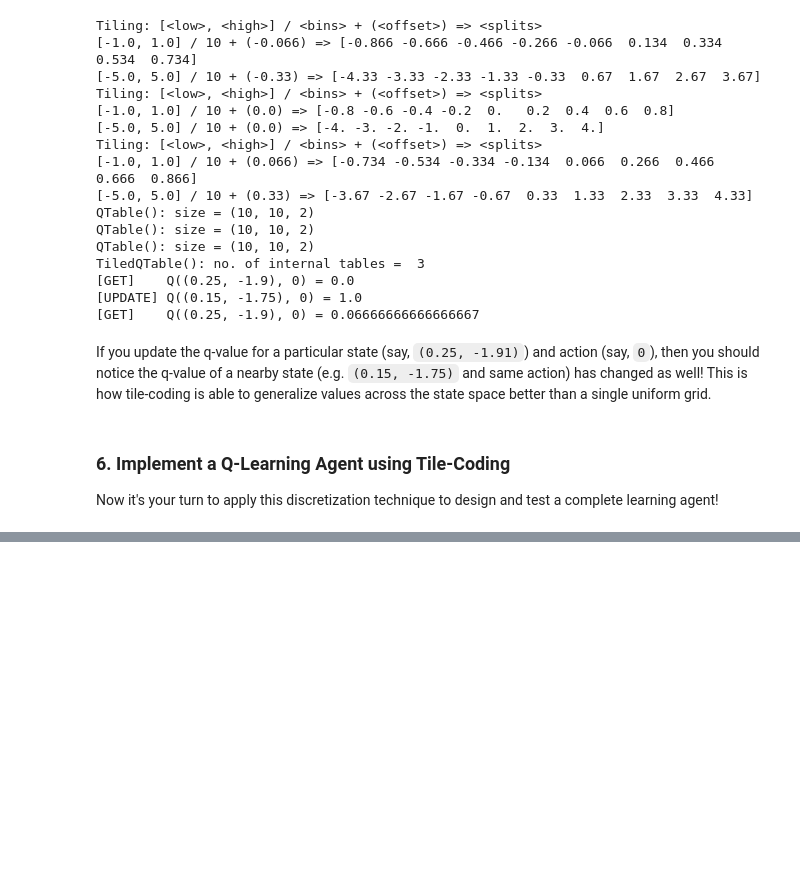
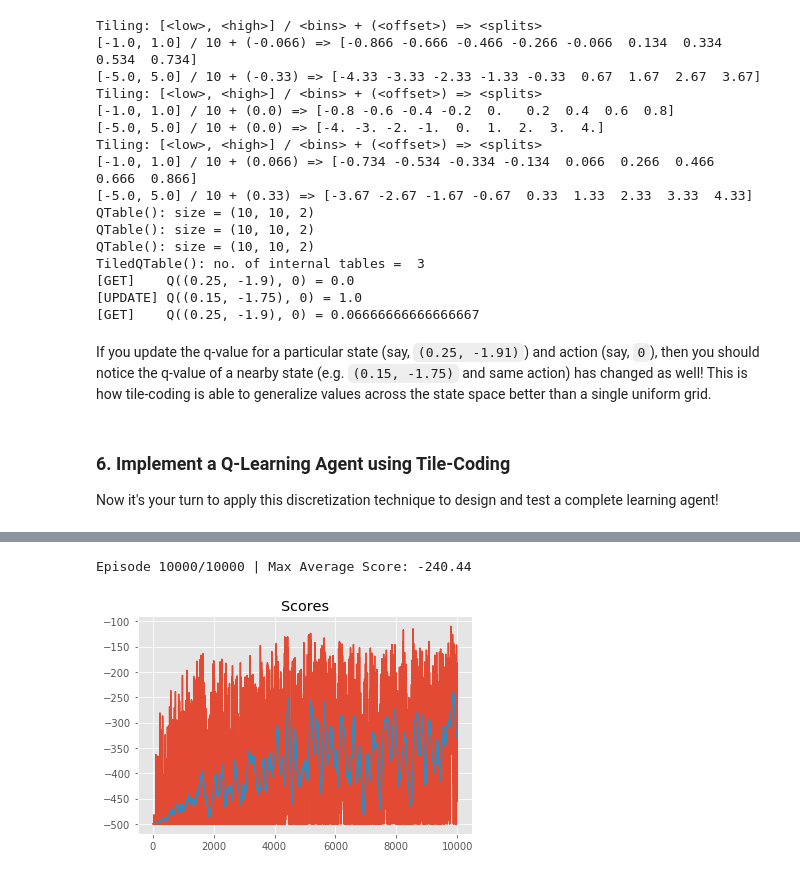
Before and after one commit to bmaxdk/Tile-Coding, a Jupyter notebook: Tile_Coding.ipynb, the cells around one changed output, grey strips where cells are left out. Saved outputs shown, nothing was run; the diff lists cells and outputs as text; code cells hidden in the pictures; blank space fills up the shorter version.

```diff
--- a/Tile_Coding.ipynb
+++ b/Tile_Coding.ipynb
@@ -419,0 +536,49 @@ Now it's your turn to apply this discretization technique to design and test a c
+# %%
+def run(agent, env, num_episodes=10000, mode='train'):
+    """
+    Run agent in given reinforcement learning environment and return scores.
+    """
+    scores = []
+    max_avg_score = -np.inf
+    for i_episode in range(1, num_episodes+1):
+        # Initialize episode
+        state = env.reset()
+        action = agent.reset_episode(state)
+        total_reward = 0
+        done = False
+
+        # Roll out steps until done
+        while not done:
+            state, reward, done, info = env.step(action)
+            total_reward += reward
+            action = agent.act(state, reward, done, mode)
+
+        # Save final score
+        scores.append(total_reward)
+
+        # Print episode stats
+        if mode == 'train':
+            if len(scores) > 100:
+                avg_score = np.mean(scores[-100:])
+                if avg_score > max_avg_score:
+                    max_avg_score = avg_score
+            if i_episode % 100 == 0:
+                print("\rEpisode {}/{} | Max Average Score: {}".format(i_episode, num_episodes, max_avg_score), end="")
+                sys.stdout.flush()
+    return scores
+
+scores = run(agent, env)
+# %% [output]
+Episode 10000/10000 | Max Average Score: -240.44
+# %%
+import pandas as pd
+def plot_scores(scores, rolling_window=100):
+    """Plot scores and optional rolling mean using specified window."""
+    plt.plot(scores); plt.title("Scores");
+    rolling_mean = pd.Series(scores).rolling(rolling_window).mean()
+    plt.plot(rolling_mean);
+    return rolling_mean
+
+rolling_mean = plot_scores(scores)
+# %% [output]
+[figure, added]
```
Also changed, not shown: parts of 2 cells of this notebook.
